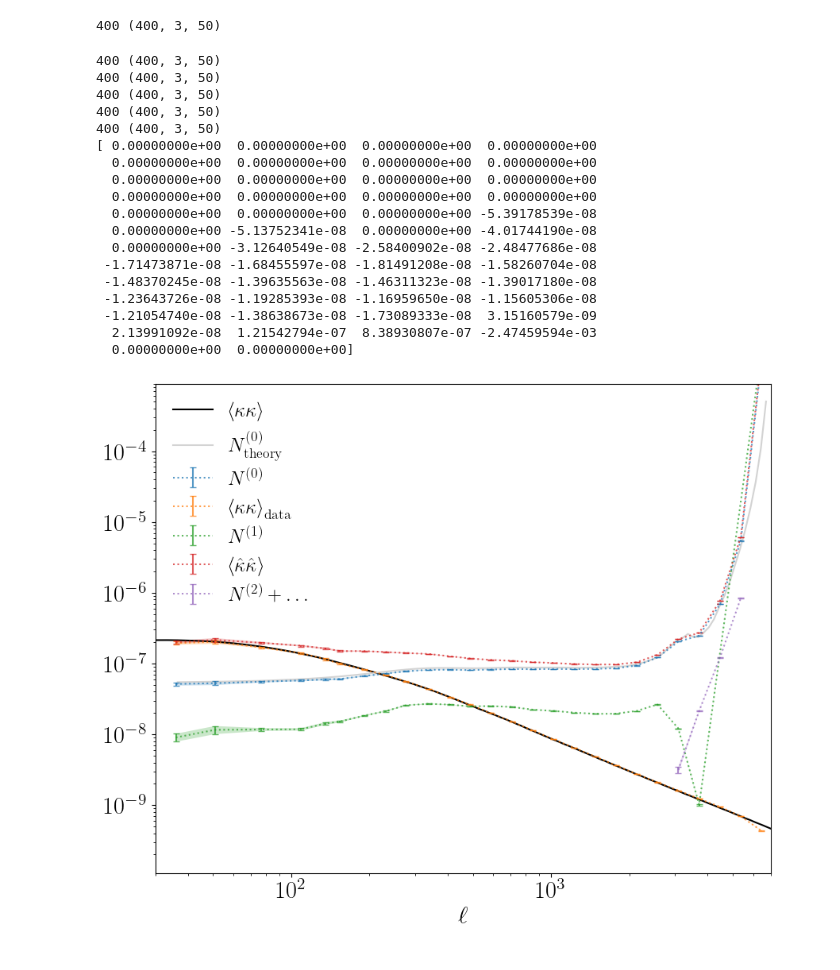
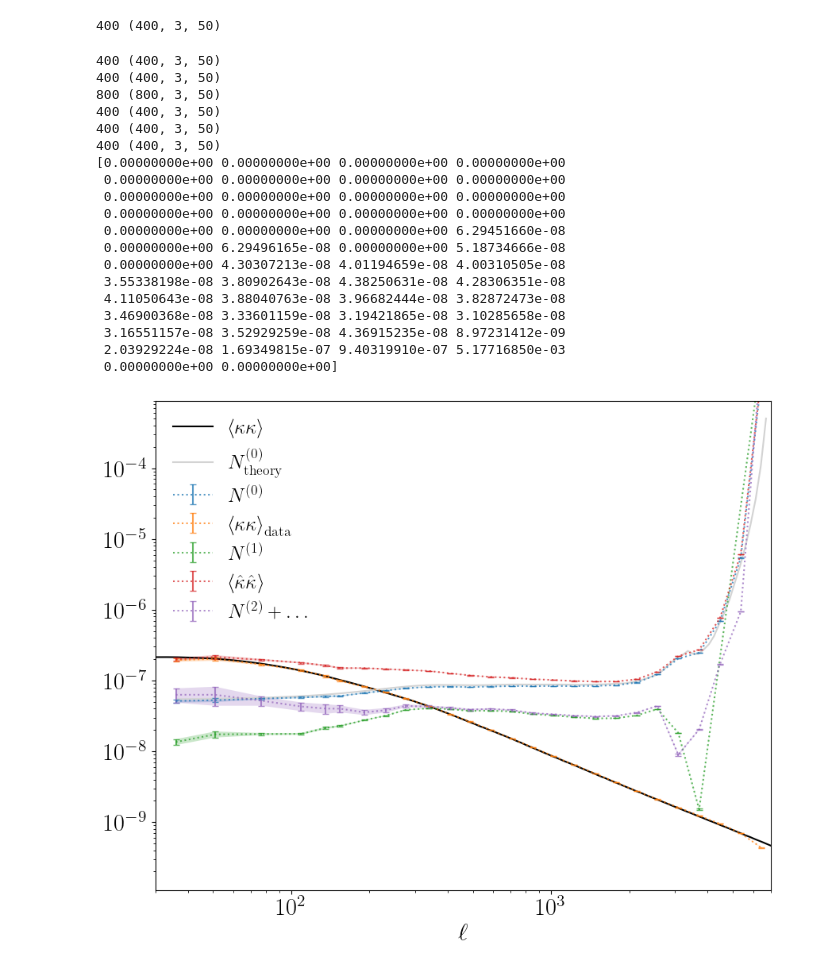
Before and after one commit to DelonShen/LensQuEst, a Jupyter notebook: dev/gen_estimators_unmasked_aux.ipynb, the cells around one changed output. Drawn from its saved outputs; the diff is of its cells as text; code cells hidden in the pictures.

```diff
--- a/dev/gen_estimators_unmasked_aux.ipynb
+++ b/dev/gen_estimators_unmasked_aux.ipynb
@@ -4,7 +4,7 @@
 # %%
 #######
 IN_DATA_FNAME = '/data/delon/LensQuEst/map_sims.pkl'
-DATA_FNAME = '/data/delon/LensQuEst/QE_from_map_sims.pkl.bak'
+DATA_FNAME = '/data/delon/LensQuEst/QE_and_Nhat_from_map_sims.pkl'
 
 import warnings
 warnings.filterwarnings("ignore")
@@ -53,7 +53,7 @@ print("CMB experiment properties")
 
 # Adjust the lMin and lMax to the assumptions of the analysis
 # CMB S3 specs
-cmb = StageIVCMB(beam=1., noise=1., lMin=lMin, lMaxT=lMax, lMaxP=lMax, atm=False)
+cmb = StageIVCMB(beam=1.4, noise=7., lMin=lMin, lMaxT=lMax, lMaxP=lMax, atm=False)
 
 # Total power spectrum, for the lens reconstruction
 # basiscally gets what we theoretically expect the
@@ -201,7 +210,7 @@ for data_idx in range(min(len(data['00']), len(data['02']),len(data['20']),len(d
     c_ps_data = {}
     c_ps_data[ck] = [0,0,0]
     c_ps_data[ck][0], c_ps_data[ck][1], c_ps_data[ck][2] = baseMap.crossPowerSpectrum(dataFourier1=q00,
-                                                                                      dataFourier2=(q11+q02+q20))
+                                                                                      dataFourier2=2*(q11+q02+q20))
     if(ck not in ps_data.keys()):
         ps_data[ck] = np.array([c_ps_data[ck]])
     else:
@@ -226,6 +228,19 @@ for data_idx in range(len(data['-1-1'])):
         ps_data[ck] = np.array([c_ps_data[ck]])
     else:
         ps_data[ck] = np.vstack((np.array([c_ps_data[ck]]), ps_data[ck]))
+# %%
+#estimate <QE QE>
+ck = 'Nhat'
+for data_idx in range(len(data['-1-1'])):
+    QE = data['-1-1'][data_idx]
+
+    c_ps_data = {}
+    c_ps_data[ck] = [0,0,0]
+    c_ps_data[ck][0], c_ps_data[ck][1], c_ps_data[ck][2] = baseMap.powerSpectrum(dataFourier=QE)
+    if(ck not in ps_data.keys()):
+        ps_data[ck] = np.array([c_ps_data[ck]])
+    else:
+        ps_data[ck] = np.vstack((np.array([c_ps_data[ck]]), ps_data[ck]))
 # %%
 def combine_Cl(Cls_tot):
     n_runs = np.shape(Cls_tot)[0]
@@ -274,46 +289,51 @@ labels={
     'QEQE':r'$\left<\hat\kappa\hat\kappa\right>$',
 
 }
 for key in ps_data:
     lCen, Cl, sCl = combine_Cl(np.array(ps_data[key]))
+    if(key=='Nhat'):
+        continue
+    if(key=='N2+'):
+        Cl = np.abs(Cl)
     if(key=='N2+'):
         print(Cl)
     Ipos = np.where(Cl>=1e-30)
 
     ax.errorbar(lCen[Ipos], (Cl[Ipos]), yerr=sCl[Ipos], alpha=.75,
                 fmt=':', capsize=3, capthick=1, label=labels[key])
     tmp_data = {
         'x': lCen[Ipos],
         'y1': [y - e for y, e in zip((Cl[Ipos]), sCl[Ipos])],
         'y2': [y + e for y, e in zip((Cl[Ipos]), sCl[Ipos])]}
     ax.fill_between(**tmp_data,  alpha=.25)
 
 
 ax.legend(frameon=False)
 ax.set_xscale('log')
 ax.set_xlabel(r'$\ell$')
 ax.set_yscale('log')
 ax.set_xlim(lMin,2*lMax)
 ax.set_ylim(1.1e-10,.9e-3)
 
 plt.savefig('figures/Ni_decomposed.pdf', bbox_inches='tight')
 # %% [output]
+400 (400, 3, 50)
+400 (400, 3, 50)
+800 (800, 3, 50)
 400 (400, 3, 50)
 400 (400, 3, 50)
 400 (400, 3, 50)
-400 (400, 3, 50)
-400 (400, 3, 50)
-[ 0.00000000e+00  0.00000000e+00  0.00000000e+00  0.00000000e+00
-  0.00000000e+00  0.00000000e+00  0.00000000e+00  0.00000000e+00
-  0.00000000e+00  0.00000000e+00  0.00000000e+00  0.00000000e+00
-  0.00000000e+00  0.00000000e+00  0.00000000e+00  0.00000000e+00
-  0.00000000e+00  0.00000000e+00  0.00000000e+00 -5.39178539e-08
-  0.00000000e+00 -5.13752341e-08  0.00000000e+00 -4.01744190e-08
-  0.00000000e+00 -3.12640549e-08 -2.58400902e-08 -2.48477686e-08
- -1.71473871e-08 -1.68455597e-08 -1.81491208e-08 -1.58260704e-08
- -1.48370245e-08 -1.39635563e-08 -1.46311323e-08 -1.39017180e-08
- -1.23643726e-08 -1.19285393e-08 -1.16959650e-08 -1.15605306e-08
- -1.21054740e-08 -1.38638673e-08 -1.73089333e-08  3.15160579e-09
-  2.13991092e-08  1.21542794e-07  8.38930807e-07 -2.47459594e-03
-  0.00000000e+00  0.00000000e+00]
+[0.00000000e+00 0.00000000e+00 0.00000000e+00 0.00000000e+00
+ 0.00000000e+00 0.00000000e+00 0.00000000e+00 0.00000000e+00
+ 0.00000000e+00 0.00000000e+00 0.00000000e+00 0.00000000e+00
+ 0.00000000e+00 0.00000000e+00 0.00000000e+00 0.00000000e+00
+ 0.00000000e+00 0.00000000e+00 0.00000000e+00 6.29451660e-08
+ 0.00000000e+00 6.29496165e-08 0.00000000e+00 5.18734666e-08
+ 0.00000000e+00 4.30307213e-08 4.01194659e-08 4.00310505e-08
+ 3.55338198e-08 3.80902643e-08 4.38250631e-08 4.28306351e-08
+ 4.11050643e-08 3.88040763e-08 3.96682444e-08 3.82872473e-08
+ 3.46900368e-08 3.33601159e-08 3.19421865e-08 3.10285658e-08
+ 3.16551157e-08 3.52929259e-08 4.36915235e-08 8.97231412e-09
+ 2.03929224e-08 1.69349815e-07 9.40319910e-07 5.17716850e-03
+ 0.00000000e+00 0.00000000e+00]
-[figure, old version]
+[figure, new version]
```
Also changed, not shown: parts of 2 cells of this notebook, 10 other files.
